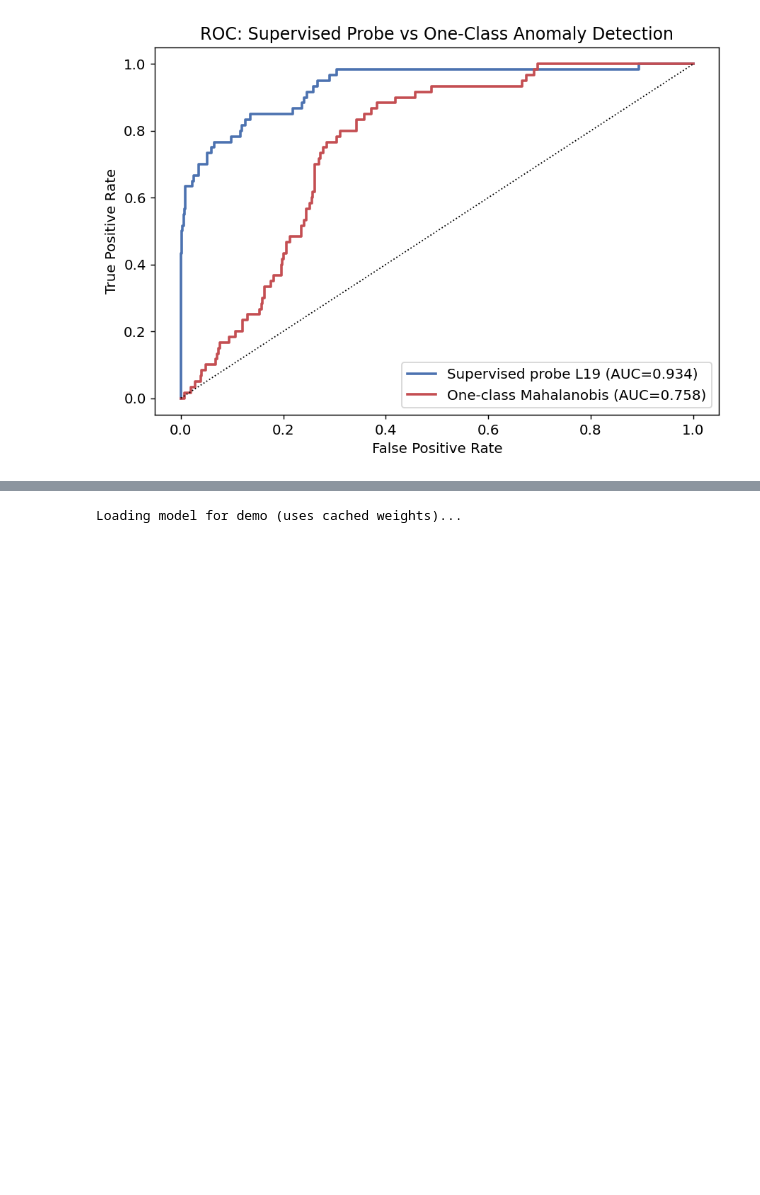
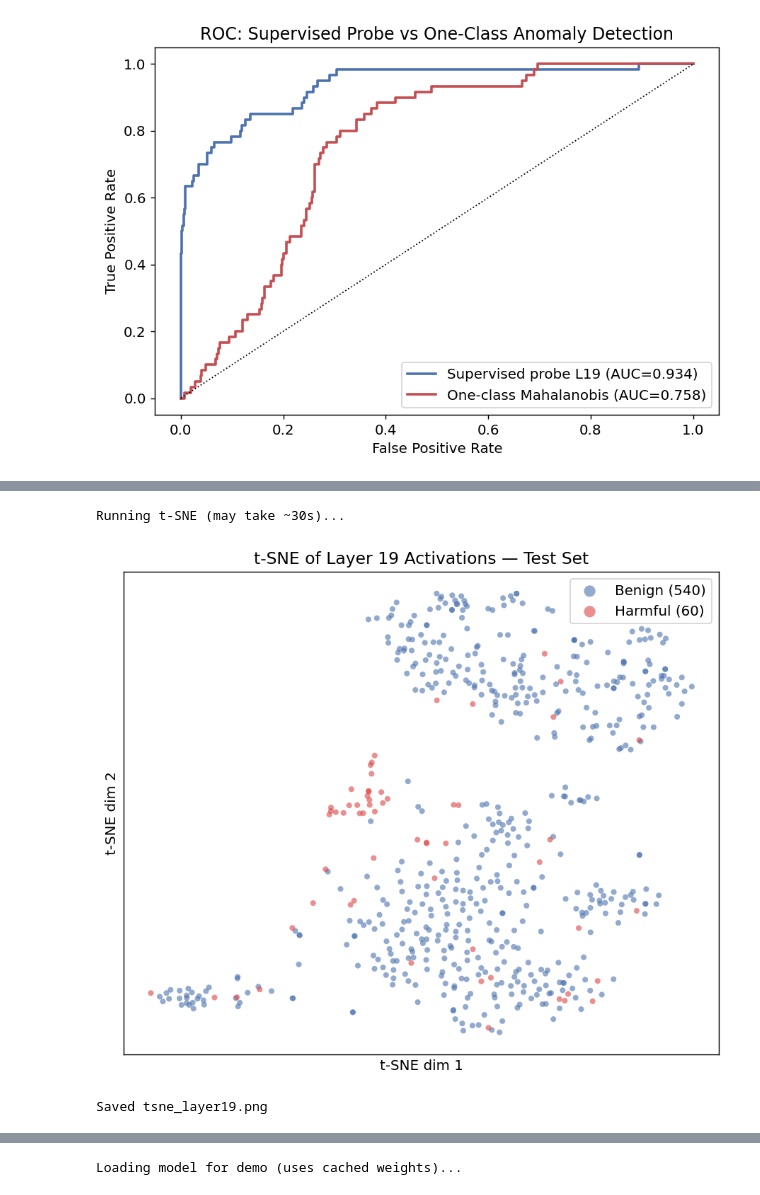
Before and after one commit to brian-w-zhang/DL-Project, a Jupyter notebook: notebooks/02_main_experiment.ipynb, the cells around one changed output, grey strips where cells are left out. Drawn from its saved outputs; the diff is of its cells as text; code cells hidden in the pictures; blank space fills up the shorter version.

```diff
--- a/notebooks/02_main_experiment.ipynb
+++ b/notebooks/02_main_experiment.ipynb
@@ -287,0 +364,38 @@ This is the strictest anomaly detection framing.
+# %%
+from sklearn.manifold import TSNE
+
+# Load layer 19 test activations and normalise with probe's stored stats
+X_test_l19, y_test_l19 = load_features(MODEL_SLUG, 19, 'test')
+X_test_l19 = X_test_l19.float()
+
+ckpt_l19 = torch.load(
+    PATHS['checkpoints'] / f'{MODEL_SLUG}_layer19_linear.pt',
+    map_location='cpu', weights_only=False
+)
+mean19, std19 = ckpt_l19['norm_mean'], ckpt_l19['norm_std']
+X_norm19 = ((X_test_l19 - mean19) / std19.clamp(min=1e-8)).numpy()
+y_np19 = y_test_l19.numpy()
+
+print('Running t-SNE (may take ~30s)...')
+tsne = TSNE(n_components=2, perplexity=30, random_state=42, max_iter=1000)
+Z = tsne.fit_transform(X_norm19)
+
+fig, ax = plt.subplots(figsize=(7, 6))
+palette = {0: ('#4C72B0', 'Benign (540)'), 1: ('#DD4444', 'Harmful (60)')}
+for cls, (color, label) in palette.items():
+    mask = y_np19 == cls
+    ax.scatter(Z[mask, 0], Z[mask, 1], c=color, label=label,
+               alpha=0.6, s=20, edgecolors='none')
+
+ax.set_title('t-SNE of Layer 19 Activations — Test Set', fontsize=13)
+ax.set_xlabel('t-SNE dim 1'); ax.set_ylabel('t-SNE dim 2')
+ax.set_xticks([]); ax.set_yticks([])
+ax.legend(markerscale=2, framealpha=0.8)
+plt.tight_layout()
+plt.savefig(PATHS['figures'] / 'tsne_layer19.png', bbox_inches='tight', dpi=150)
+plt.show()
+print('Saved tsne_layer19.png')
+# %% [output]
+Running t-SNE (may take ~30s)...
+[figure, added]
+Saved tsne_layer19.png
```
Also changed, not shown: parts of 6 cells of this notebook, 8 other files.
